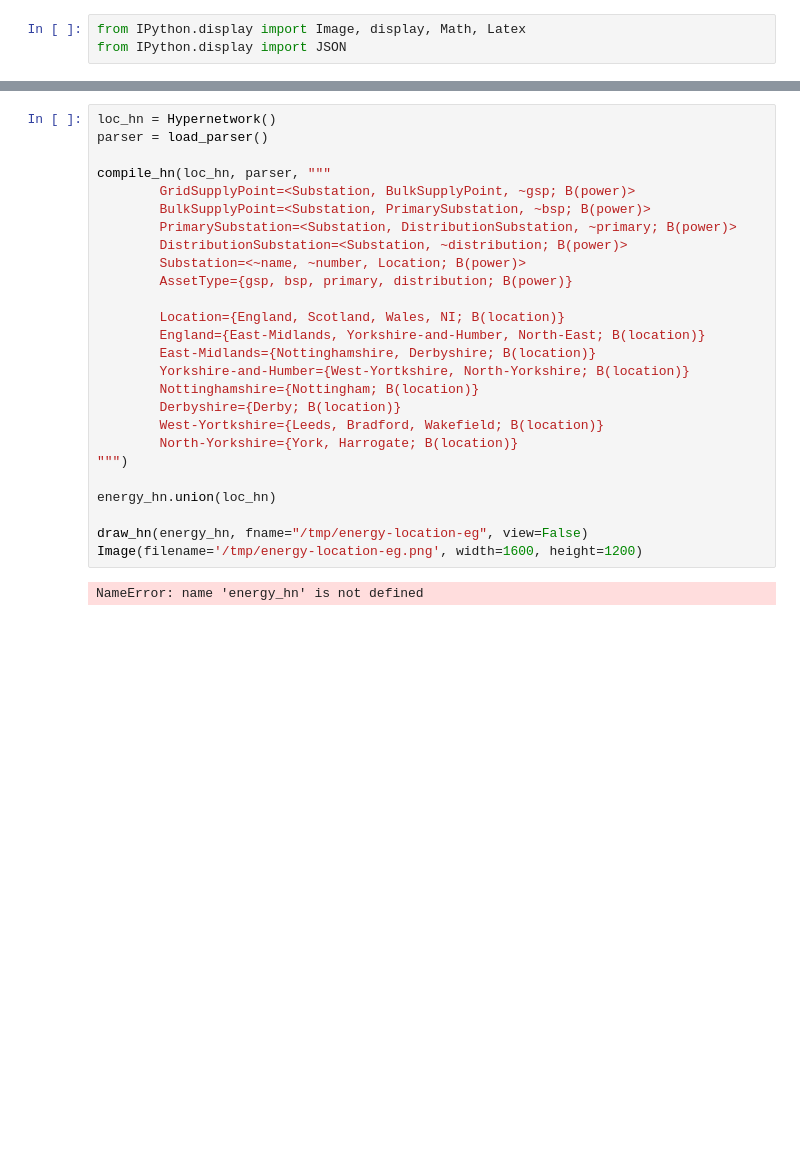
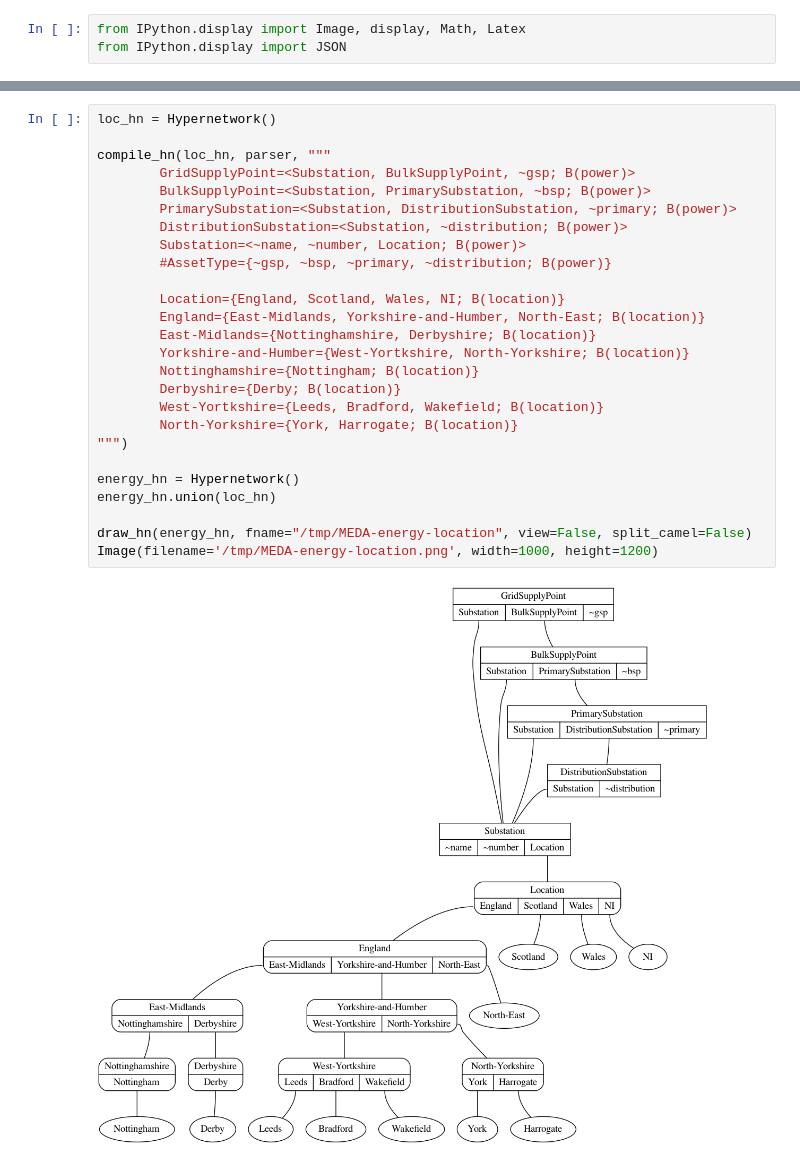
Before and after one commit to rdchar/Hora, a Jupyter notebook: examples/Power.ipynb, the cells around one changed output, grey strips where cells are left out. Drawn from its saved outputs; the diff is of its cells as text; blank space fills up the shorter version.

```diff
--- a/examples/Power.ipynb
+++ b/examples/Power.ipynb
@@ -68,31 +69,31 @@ Image(filename='/tmp/CIM-multilevel-eg-view.png', width=1600, height=1200)
 # %%
 loc_hn = Hypernetwork()
-parser = load_parser()
 
 compile_hn(loc_hn, parser, """
         GridSupplyPoint=<Substation, BulkSupplyPoint, ~gsp; B(power)>
         BulkSupplyPoint=<Substation, PrimarySubstation, ~bsp; B(power)>
         PrimarySubstation=<Substation, DistributionSubstation, ~primary; B(power)>
         DistributionSubstation=<Substation, ~distribution; B(power)>
         Substation=<~name, ~number, Location; B(power)>
-        AssetType={gsp, bsp, primary, distribution; B(power)}
+        #AssetType={~gsp, ~bsp, ~primary, ~distribution; B(power)}
 
         Location={England, Scotland, Wales, NI; B(location)}
         England={East-Midlands, Yorkshire-and-Humber, North-East; B(location)}
         East-Midlands={Nottinghamshire, Derbyshire; B(location)}
         Yorkshire-and-Humber={West-Yortkshire, North-Yorkshire; B(location)}
         Nottinghamshire={Nottingham; B(location)}
         Derbyshire={Derby; B(location)}
         West-Yortkshire={Leeds, Bradford, Wakefield; B(location)}
         North-Yorkshire={York, Harrogate; B(location)}
 """)
 
+energy_hn = Hypernetwork()
 energy_hn.union(loc_hn)
 
-draw_hn(energy_hn, fname="/tmp/energy-location-eg", view=False)
-Image(filename='/tmp/energy-location-eg.png', width=1600, height=1200)
+draw_hn(energy_hn, fname="/tmp/MEDA-energy-location", view=False, split_camel=False)
+Image(filename='/tmp/MEDA-energy-location.png', width=1000, height=1200)
 # %% [output]
-NameError: name 'energy_hn' is not defined
+[figure, added]
 # %%
 vertex_list = ["Nottingham", "Leeds", "PrimarySubstation"]
 space = get_space(energy_hn, True, True, *vertex_list)
```
Also changed, not shown: parts of 11 cells of this notebook, 28 other files.
